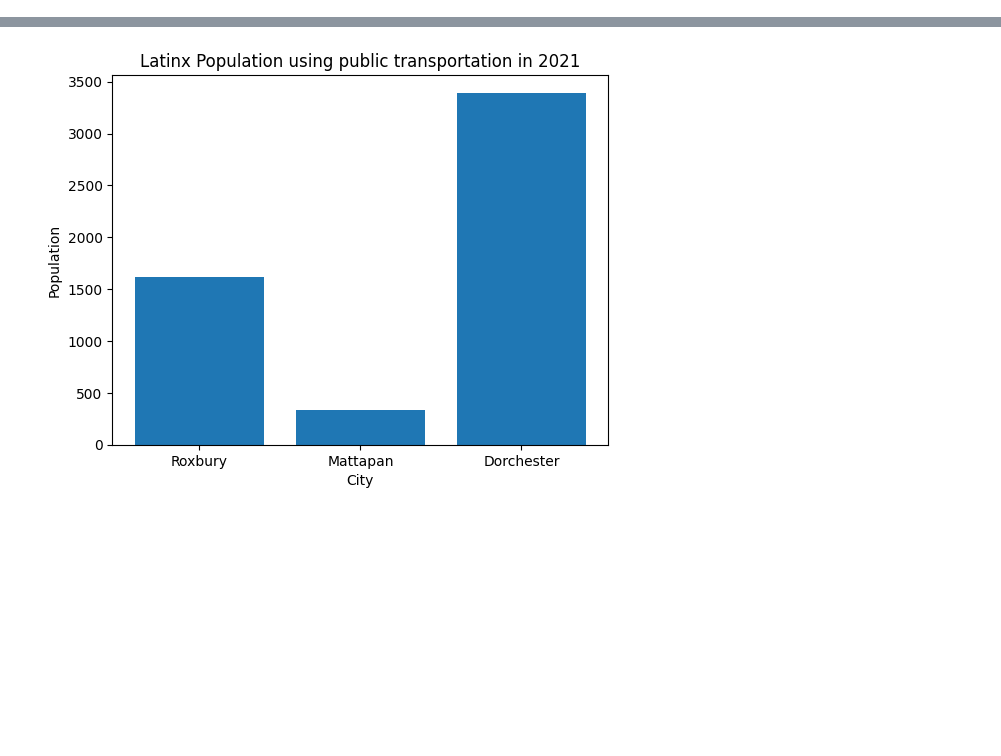
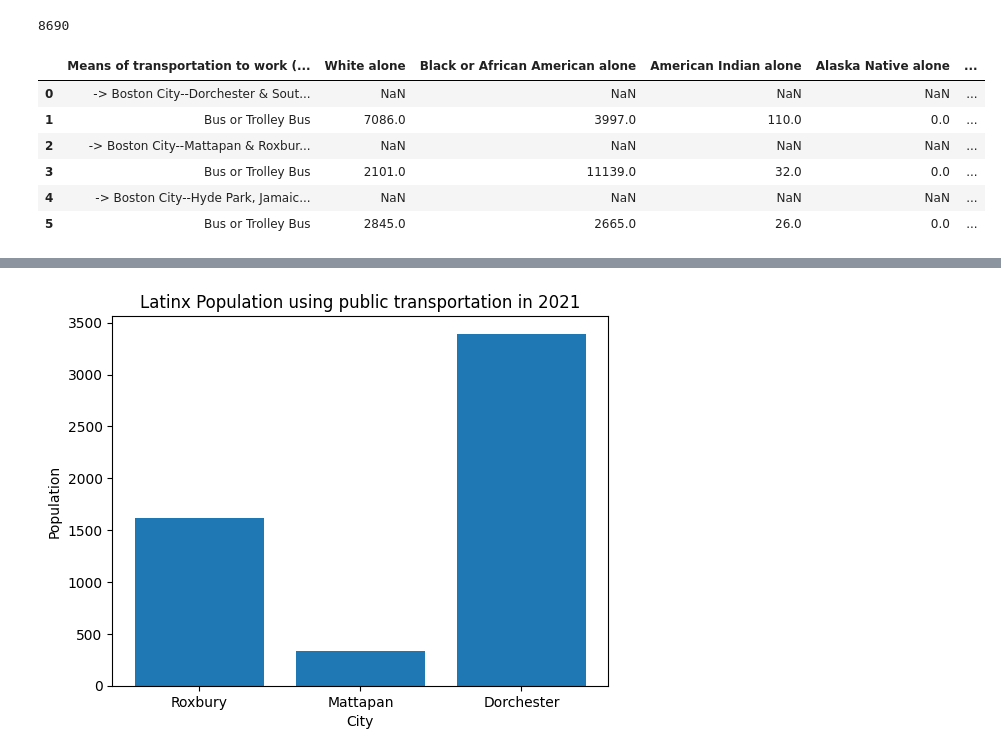
Before and after one commit to BU-Spark/ds-livable-streets-bus-equity, a Jupyter notebook: fa23-team/Xiang_li_Lationx_analysis.ipynb, the cells around one changed output, grey strips where cells are left out. Cells and saved outputs as stored; diff of their text form; code cells hidden in the pictures; blank space fills up the shorter version.

```diff
--- a/fa23-team/Xiang_li_Lationx_analysis.ipynb
+++ b/fa23-team/Xiang_li_Lationx_analysis.ipynb
@@ -12,3 +12,22 @@ latinx2011=pd.read_csv('data/Latinx2011.csv')
 white2021=pd.read_csv('data/White2021.csv')
 white2016=pd.read_csv('data/White2016.csv')
 white2011=pd.read_csv('data/White2011.csv')
+
+all2021=pd.read_csv('data/export (1).csv')
+all2016=pd.read_csv('data/export 2016.csv')
+all2011=pd.read_csv('data/export 2011.csv')
+asian2021=pd.read_csv('data/Asian2021.csv')
+asian2016=pd.read_csv('data/Asian2016.csv')
+asian2011=pd.read_csv('data/Asian2011.csv')
+black2021=pd.read_csv('data/black2021.csv')
+black2016=pd.read_csv('data/black2016.csv')
+black2011=pd.read_csv('data/black2011.csv')
+twoormore2021=pd.read_csv('data/twoormore2021.csv')
+twoormore2016=pd.read_csv('data/twoormore2016.csv')
+twoormore2011=pd.read_csv('data/twoormore2011.csv')
+someother2021=pd.read_csv('data/someother2021.csv')
+someother2016=pd.read_csv('data/someother2016.csv')
+someother2011=pd.read_csv('data/someother2011.csv')
+americanindian2021=pd.read_csv('data/AmericanIn2011.csv')
+americanindian2016=pd.read_csv('data/AmericanIn2016.csv')
+americanindian2011=pd.read_csv('data/AmericanIn2011.csv')
@@ -15,3 +38,17 @@ white2011=pd.read_csv('data/White2011.csv')
+# %%
+all2021['White alone'][0]
+# %% [output]
+8690
+# %%
+all2016
+# %% [output]
+|  | Means of transportation to work (... | White alone | Black or African American alone | American Indian alone | Alaska Native alone | ... |
+| 0 | -> Boston City--Dorchester & Sout... | NaN | NaN | NaN | NaN | ... |
+| 1 | Bus or Trolley Bus | 7086.0 | 3997.0 | 110.0 | 0.0 | ... |
+| 2 | -> Boston City--Mattapan & Roxbur... | NaN | NaN | NaN | NaN | ... |
+| 3 | Bus or Trolley Bus | 2101.0 | 11139.0 | 32.0 | 0.0 | ... |
+| 4 | -> Boston City--Hyde Park, Jamaic... | NaN | NaN | NaN | NaN | ... |
+| 5 | Bus or Trolley Bus | 2845.0 | 2665.0 | 26.0 | 0.0 | ... |
 # %%
 Roxbuy_list=['805','806.','804.01','806.01','801','814','803','813','815','904','819','820','821,9803']
 Mattapan_list=['9811','1011.01','1011.02','1010.01','1010.02','1009']
```
Also changed, not shown: parts of 16 cells of this notebook.
